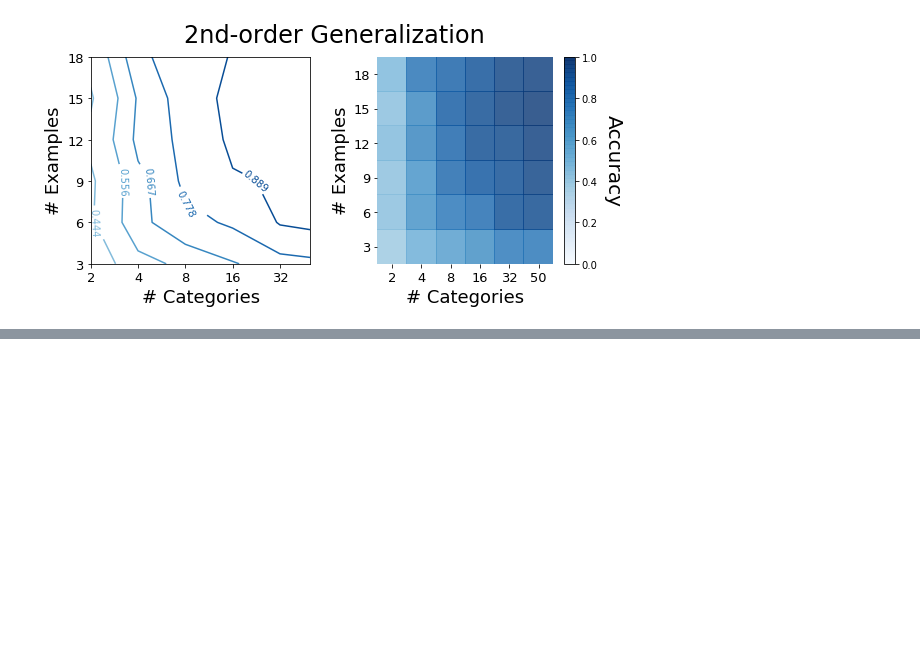
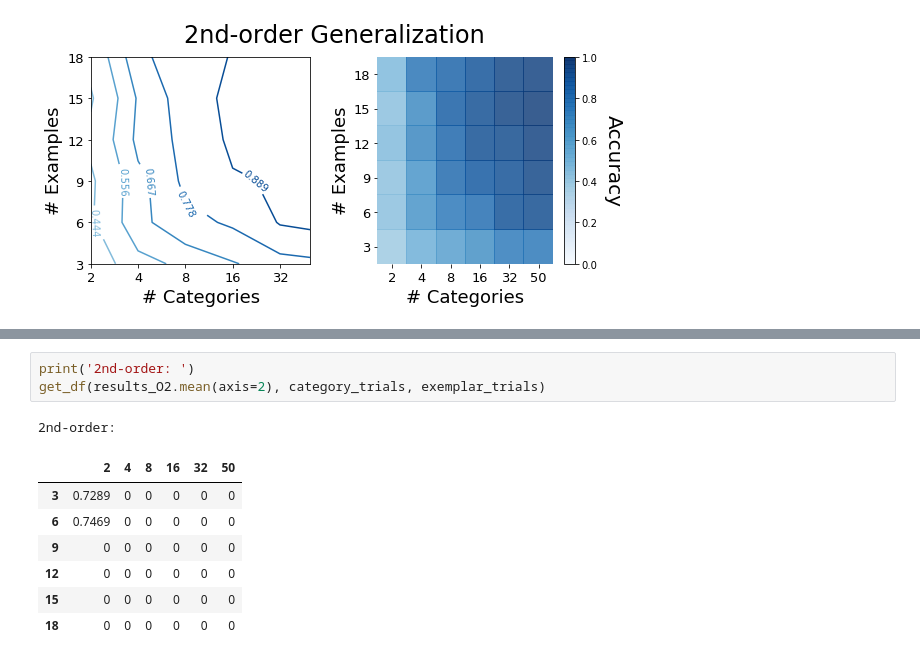
Before and after one commit to rfeinman/learning-to-learn, a Jupyter notebook: notebooks/plot_results_experiments1and2.ipynb, the cells around one changed output, grey strips where cells are left out. Cells and saved outputs as stored; diff of their text form; blank space fills up the shorter version.

```diff
--- a/notebooks/plot_results_experiments1and2.ipynb
+++ b/notebooks/plot_results_experiments1and2.ipynb
@@ -169,0 +190,12 @@ plot_results(
+# %%
+print('2nd-order: ')
+get_df(results_O2.mean(axis=2), category_trials, exemplar_trials)
+# %% [output]
+2nd-order:
+|  | 2 | 4 | 8 | 16 | 32 | 50 |
+| 3 | 0.7289 | 0 | 0 | 0 | 0 | 0 |
+| 6 | 0.7469 | 0 | 0 | 0 | 0 | 0 |
+| 9 | 0 | 0 | 0 | 0 | 0 | 0 |
+| 12 | 0 | 0 | 0 | 0 | 0 | 0 |
+| 15 | 0 | 0 | 0 | 0 | 0 | 0 |
+| 18 | 0 | 0 | 0 | 0 | 0 | 0 |
```
Also changed, not shown: parts of 5 cells of this notebook.
